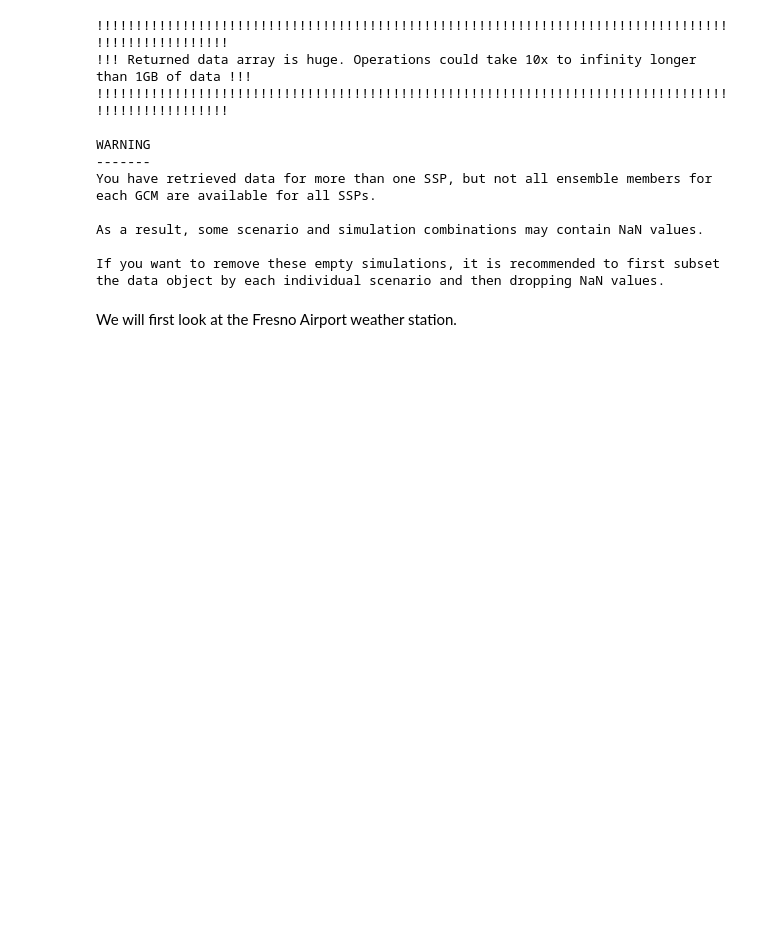
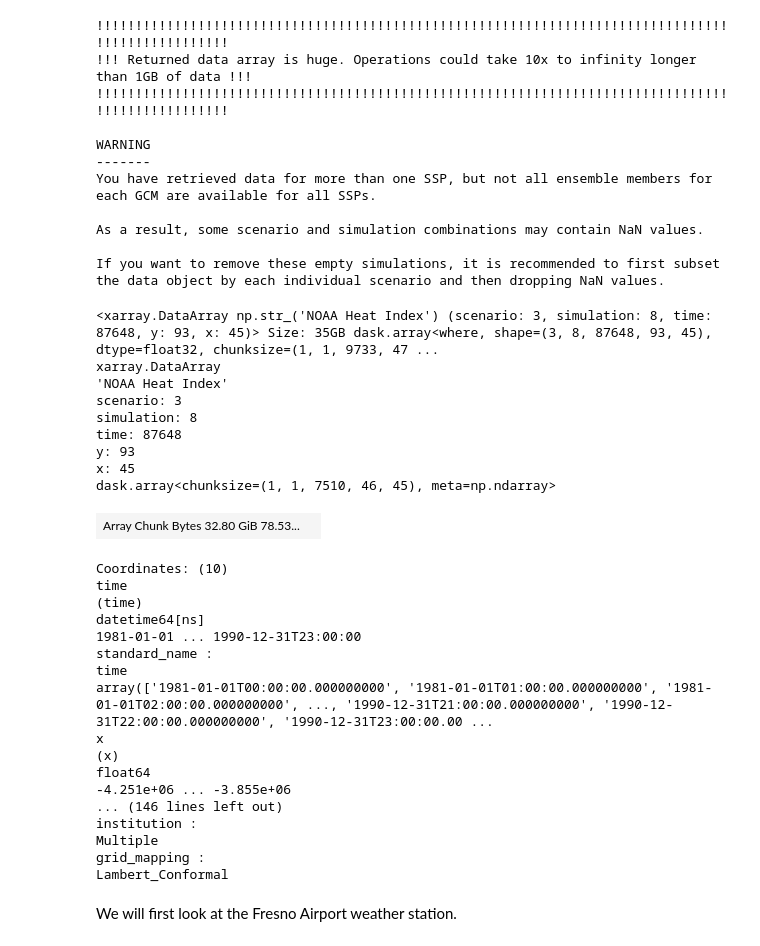
Before and after one commit to cal-adapt/cae-notebooks, a Jupyter notebook: collaborative/IOU/heat_index_refactor.ipynb, the cells around one changed output. Saved outputs shown, nothing was run; the diff lists cells and outputs as text; code cells hidden in the pictures; blank space fills up the shorter version.

```diff
--- a/collaborative/IOU/heat_index_refactor.ipynb
+++ b/collaborative/IOU/heat_index_refactor.ipynb
@@ -63,6 +63,36 @@ You have retrieved data for more than one SSP, but not all ensemble members for
 As a result, some scenario and simulation combinations may contain NaN values.
 
 If you want to remove these empty simulations, it is recommended to first subset the data object by each individual scenario and then dropping NaN values.
+# %%
+heatidx_hist_hour
+# %% [output]
+<xarray.DataArray np.str_('NOAA Heat Index') (scenario: 3, simulation: 8, time: 87648, y: 93, x: 45)> Size: 35GB dask.array<where, shape=(3, 8, 87648, 93, 45), dtype=float32, chunksize=(1, 1, 9733, 47 ...
+xarray.DataArray
+'NOAA Heat Index'
+scenario: 3
+simulation: 8
+time: 87648
+y: 93
+x: 45
+dask.array<chunksize=(1, 1, 7510, 46, 45), meta=np.ndarray>
+| Array Chunk Bytes 32.80 GiB 78.53... |  |
+Coordinates: (10)
+time
+(time)
+datetime64[ns]
+1981-01-01 ... 1990-12-31T23:00:00
+standard_name :
+time
+array(['1981-01-01T00:00:00.000000000', '1981-01-01T01:00:00.000000000', '1981-01-01T02:00:00.000000000', ..., '1990-12-31T21:00:00.000000000', '1990-12-31T22:00:00.000000000', '1990-12-31T23:00:00.00 ...
+x
+(x)
+float64
+-4.251e+06 ... -3.855e+06
+... (146 lines left out)
+institution :
+Multiple
+grid_mapping :
+Lambert_Conformal
 # %%
 #'location_subset': ['entire domain']
 #'location_subset': ['coordinate selection']
```
Also changed, not shown: parts of 7 cells of this notebook.
